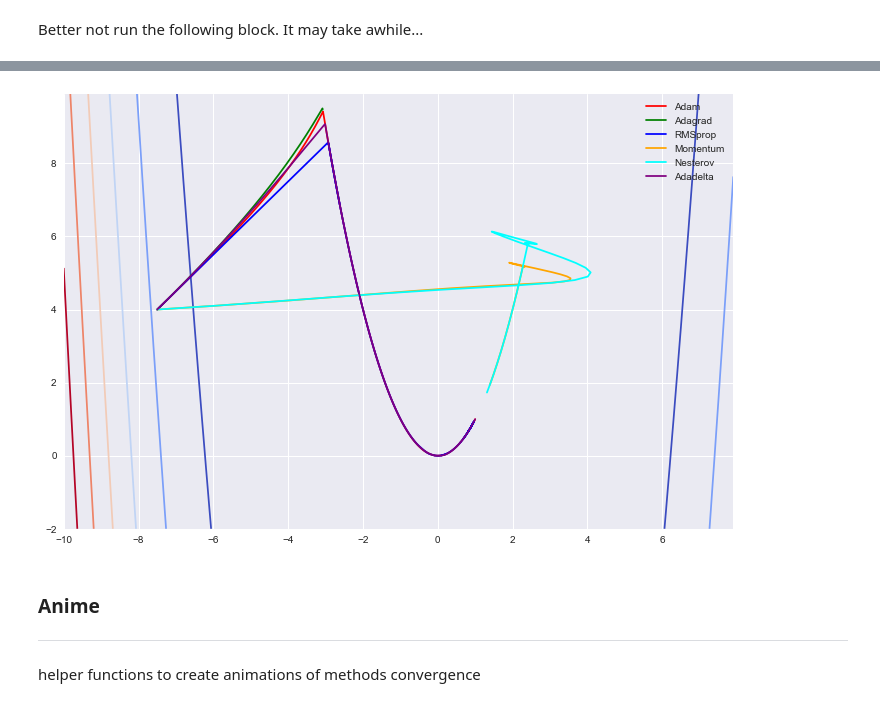
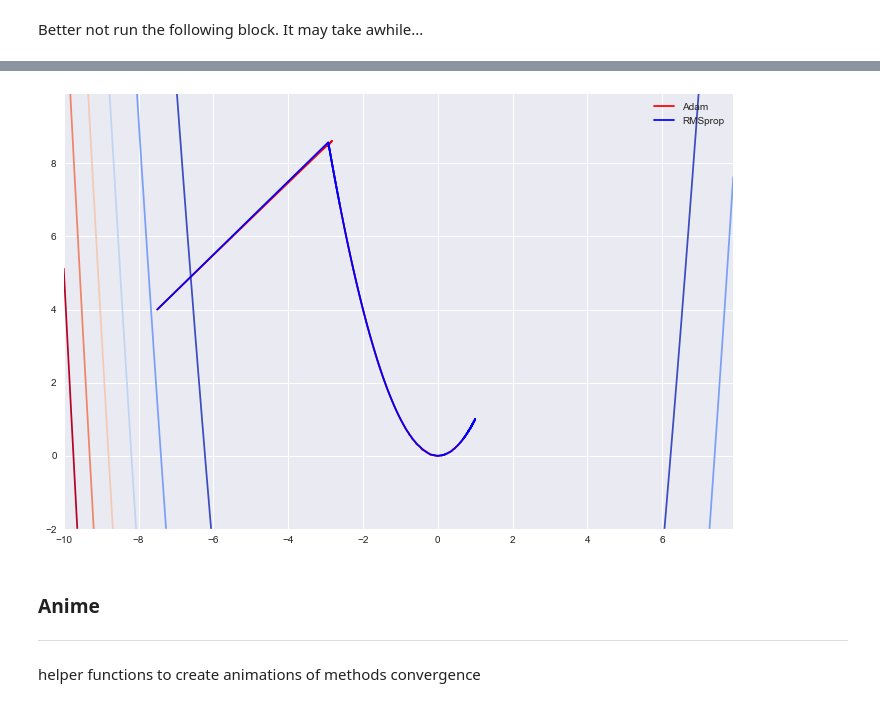
Before and after one commit to puhsu/renju, a Jupyter notebook: labs/lab1/lab-1.ipynb, the cells around one changed output, grey strips where cells are left out. Saved outputs shown, nothing was run; the diff lists cells and outputs as text; code cells hidden in the pictures.

```diff
--- a/labs/lab-1.ipynb
+++ b/labs/lab1/lab-1.ipynb
@@ -1154,63 +1154,63 @@ Better not run the following block. It may take awhile...
 # %%
 start_point=np.array([-7.5, 4.0])
 
-momentum_point, momentum_path = momentum_gradient_descent(df=rosenbrock_grad,
-                                                          x_init=start_point,
-                                                          step=1e-5,
-                                                          gamma=0.8,
-                                                          max_iters=160000,
-                                                          path=np.array([start_point]))
-print("At point ({0[0]:.3f}, {0[1]:.3f}) "
-      "with value {1:.3f}".format(momentum_point, rosenbrock_func(*momentum_point)))
+# momentum_point, momentum_path = momentum_gradient_descent(df=rosenbrock_grad,
+#                                                           x_init=start_point,
+#                                                           step=1e-5,
+#                                                           gamma=0.8,
+#                                                           max_iters=160000,
+#                                                           path=np.array([start_point]))
+# print("At point ({0[0]:.3f}, {0[1]:.3f}) "
+#       "with value {1:.3f}".format(momentum_point, rosenbrock_func(*momentum_point)))
 
-nesterov_point, nesterov_path = nesterov_accelerated_descent(df=rosenbrock_grad,
-                                                             x_init=start_point,
-                                                             step=1e-5,
-                                                             gamma=0.9,
-                                                             max_iters=100000,
-                                                             path=np.array([start_point]))
-print("At point ({0[0]:.3f}, {0[1]:.3f}) "
-      "with value {1:.3f}".format(nesterov_point, rosenbrock_func(*nesterov_point)))
+# nesterov_point, nesterov_path = nesterov_accelerated_descent(df=rosenbrock_grad,
+#                                                              x_init=start_point,
+#                                                              step=1e-5,
+#                                                              gamma=0.9,
+#                                                              max_iters=100000,
+#                                                              path=np.array([start_point]))
+# print("At point ({0[0]:.3f}, {0[1]:.3f}) "
+#       "with value {1:.3f}".format(nesterov_point, rosenbrock_func(*nesterov_point)))
 
 
-adagrad_point, adagrad_path = adagrad(df=rosenbrock_grad,
-                                      x_init=start_point,
-                                      step=0.1,
-                                      iters_count=50000,
-                                      path=np.array([start_point]))
+# adagrad_point, adagrad_path = adagrad(df=rosenbrock_grad,
+#                                       x_init=start_point,
+#                                       step=0.1,
+#                                       iters_count=50000,
+#                                       path=np.array([start_point]))
 
-print("At point ({0[0]:.3f}, {0[1]:.3f}) "
-      "with value {1:.3f}".format(adagrad_point, rosenbrock_func(*adagrad_point)))
+# print("At point ({0[0]:.3f}, {0[1]:.3f}) "
+#       "with value {1:.3f}".format(adagrad_point, rosenbrock_func(*adagrad_point)))
 
 
 rms_prop_point, rms_prop_path = rms_prop(df=rosenbrock_grad,
                                          x_init=start_point,
                                          step=2e-3,
                                          gamma=0.8,
-                                         iters_count=10000,
+                                         iters_count=15000,
                                          path=np.array([start_point]))
 
 print("At point ({0[0]:.3f}, {0[1]:.3f}) "
       "with value {1:.3f}".format(rms_prop_point, rosenbrock_func(*rms_prop_point)))
 
 
-adadelta_point, adadelta_path = adadelta(df=rosenbrock_grad,
-                                         x_init=start_point,
-                                         gamma=0.6,
-                                         iters_count=50000,
-                                         path=np.array([start_point]))
+# adadelta_point, adadelta_path = adadelta(df=rosenbrock_grad,
+#                                          x_init=start_point,
+#                                          gamma=0.6,
+#                                          iters_count=50000,
+#                                          path=np.array([start_point]))
 
 
-print("At point ({0[0]:.3f}, {0[1]:.3f}) "
-      "with value {1:.3f}".format(adadelta_point, rosenbrock_func(*adadelta_point)))
+# print("At point ({0[0]:.3f}, {0[1]:.3f}) "
+#       "with value {1:.3f}".format(adadelta_point, rosenbrock_func(*adadelta_point)))
 
 
 adam_point, adam_path = adam(df=rosenbrock_grad,
                              x_init=start_point,
-                             step=0.1,
+                             step=0.01,
                              beta1=.9,
-                             beta2=.999,
-                             iters_count=15000,
+                             beta2=.8,
+                             iters_count=5000,
                              path=np.array([start_point]))
 
 
@@ -1231,11 +1231,11 @@ plt.figure(figsize=(12, 8))
 plt.contour(X, Y, Z, cmap=cm.coolwarm)
 
 plt.plot(adam_path[:,0], adam_path[:,1], marker='', color='red', label='Adam')
-plt.plot(adagrad_path[:,0], adagrad_path[:,1], marker='', color='green', label='Adagrad')
+# plt.plot(adagrad_path[:,0], adagrad_path[:,1], marker='', color='green', label='Adagrad')
 plt.plot(rms_prop_path[:,0], rms_prop_path[:,1], marker='', color='blue', label='RMSprop')
-plt.plot(momentum_path[:,0], momentum_path[:,1], marker='', color='orange', label='Momentum')
-plt.plot(nesterov_path[:,0], nesterov_path[:,1], marker='', color='cyan', label='Nesterov')
-plt.plot(adadelta_path[:,0], adadelta_path[:,1], marker='', color='purple', label='Adadelta')
+# plt.plot(momentum_path[:,0], momentum_path[:,1], marker='', color='orange', label='Momentum')
+# plt.plot(nesterov_path[:,0], nesterov_path[:,1], marker='', color='cyan', label='Nesterov')
+# plt.plot(adadelta_path[:,0], adadelta_path[:,1], marker='', color='purple', label='Adadelta')
 
 plt.legend()
 plt.show()
@@ -1253,6 +1245,6 @@ At point (0.999, 0.998) with value 0.000
 Finished Adam.
 At point (1.000, 1.000) with value 0.000
-[figure, old version]
+[figure, new version]
 # %% [markdown]
 ### Anime
 ---
```
Also changed, not shown: parts of 4 cells of this notebook, 4 other files.
